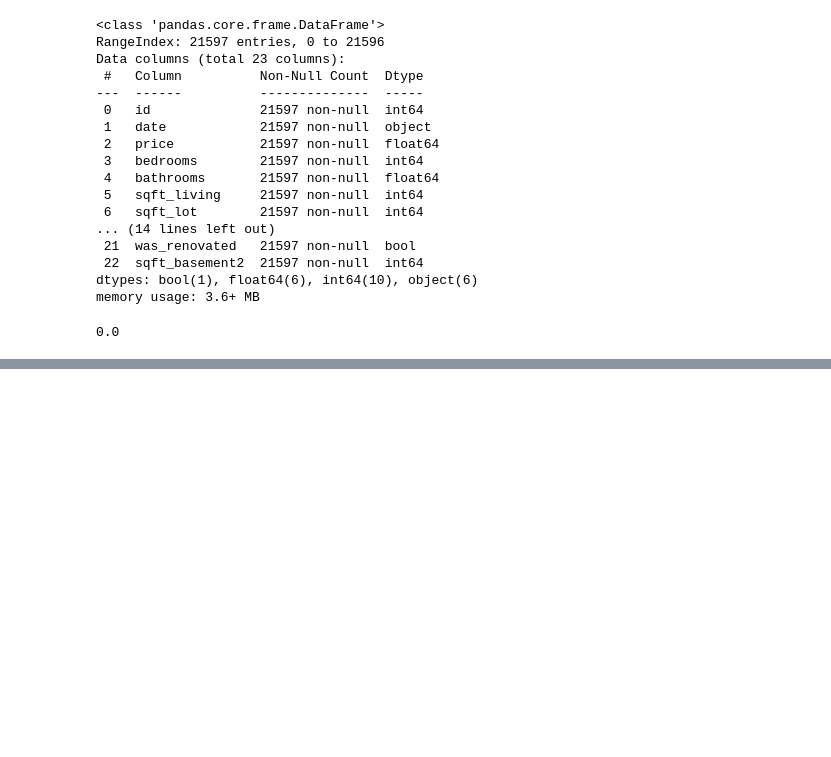
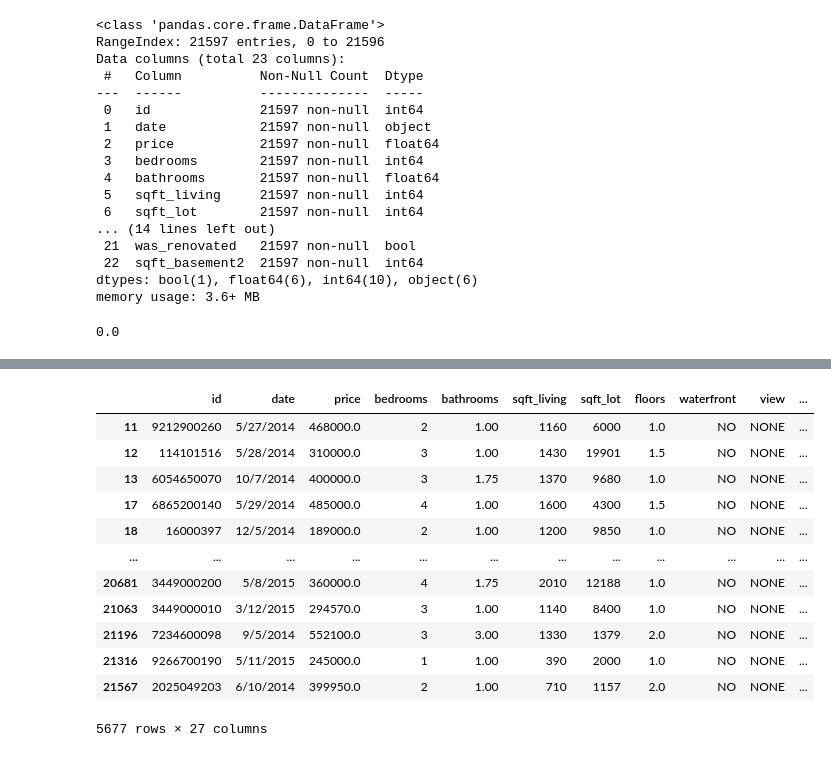
Before and after one commit to ondugba/Housing_Price_Predictor, a Jupyter notebook: Yuhkai.ipynb, the cells around one changed output, grey strips where cells are left out. Drawn from its saved outputs; the diff is of its cells as text; code cells hidden in the pictures; blank space fills up the shorter version.

```diff
--- a/Yuhkai.ipynb
+++ b/Yuhkai.ipynb
@@ -889,0 +1033,16 @@ dummy_lr.score(X_train, y_train)
+# %%
+df[df['condition'] == "Good"]
+# %% [output]
+|  | id | date | price | bedrooms | bathrooms | sqft_living | sqft_lot | floors | waterfront | view | ... |
+| 11 | 9212900260 | 5/27/2014 | 468000.0 | 2 | 1.00 | 1160 | 6000 | 1.0 | NO | NONE | ... |
+| 12 | 114101516 | 5/28/2014 | 310000.0 | 3 | 1.00 | 1430 | 19901 | 1.5 | NO | NONE | ... |
+| 13 | 6054650070 | 10/7/2014 | 400000.0 | 3 | 1.75 | 1370 | 9680 | 1.0 | NO | NONE | ... |
+| 17 | 6865200140 | 5/29/2014 | 485000.0 | 4 | 1.00 | 1600 | 4300 | 1.5 | NO | NONE | ... |
+| 18 | 16000397 | 12/5/2014 | 189000.0 | 2 | 1.00 | 1200 | 9850 | 1.0 | NO | NONE | ... |
+| ... | ... | ... | ... | ... | ... | ... | ... | ... | ... | ... | ... |
+| 20681 | 3449000200 | 5/8/2015 | 360000.0 | 4 | 1.75 | 2010 | 12188 | 1.0 | NO | NONE | ... |
+| 21063 | 3449000010 | 3/12/2015 | 294570.0 | 3 | 1.00 | 1140 | 8400 | 1.0 | NO | NONE | ... |
+| 21196 | 7234600098 | 9/5/2014 | 552100.0 | 3 | 3.00 | 1330 | 1379 | 2.0 | NO | NONE | ... |
+| 21316 | 9266700190 | 5/11/2015 | 245000.0 | 1 | 1.00 | 390 | 2000 | 1.0 | NO | NONE | ... |
+| 21567 | 2025049203 | 6/10/2014 | 399950.0 | 2 | 1.00 | 710 | 1157 | 2.0 | NO | NONE | ... |
+5677 rows × 27 columns
```
Also changed, not shown: parts of 22 cells of this notebook.
